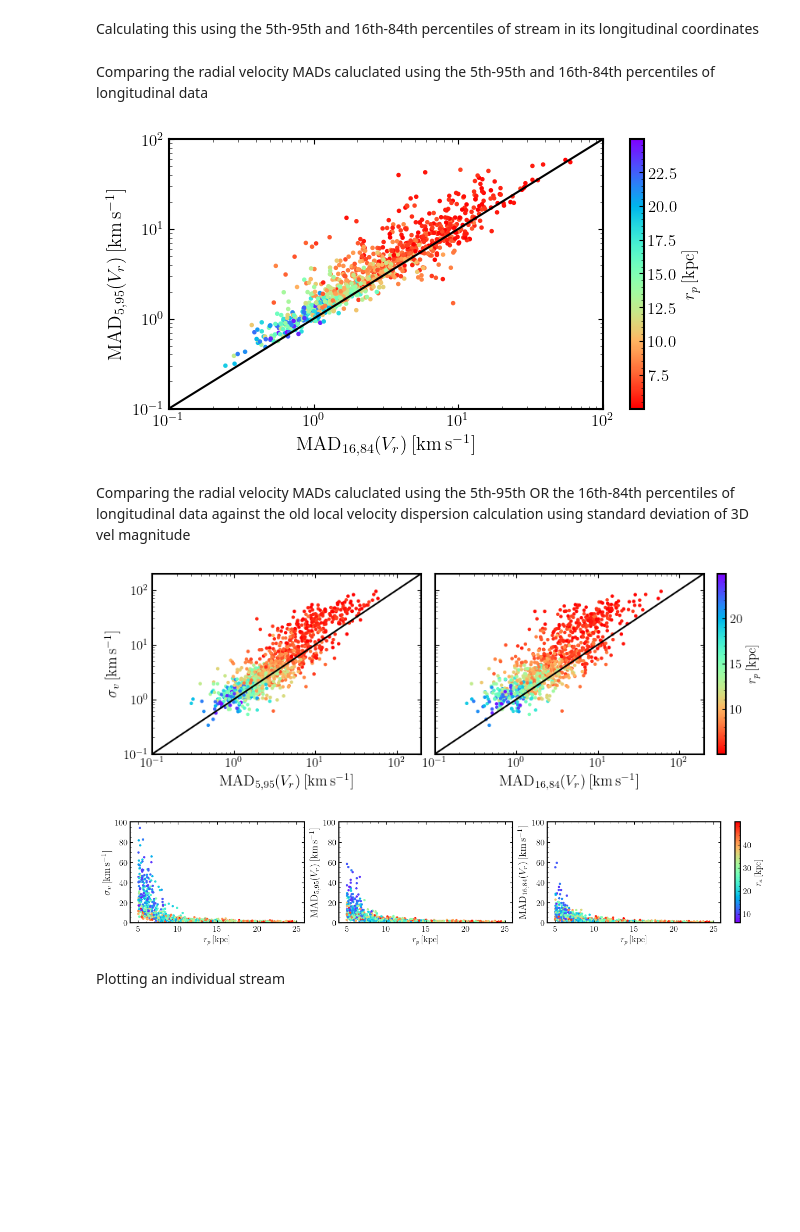
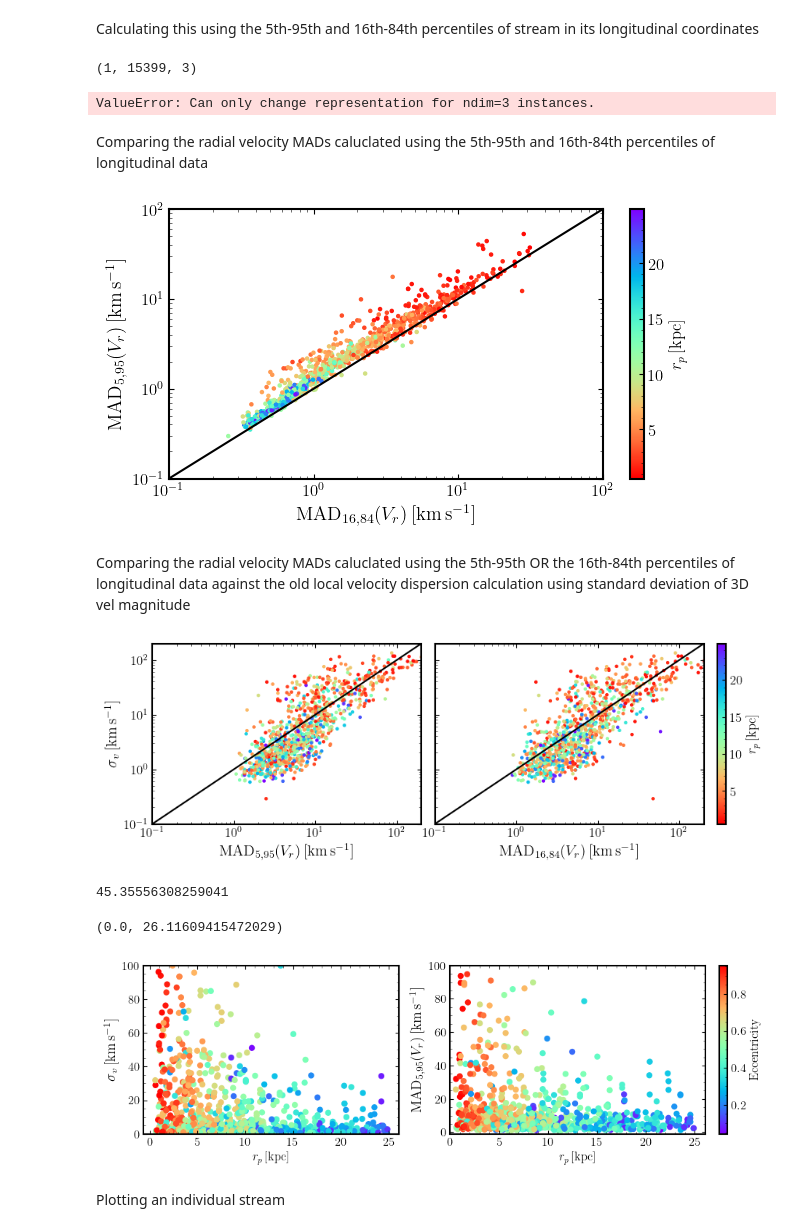
Before and after one commit to dc-broo3/oceanus, a Jupyter notebook: analysis/veldis-definition.ipynb, the cells around one changed output. Drawn from its saved outputs; the diff is of its cells as text; code cells hidden in the pictures; blank space fills up the shorter version.

Commit message:
Getting oceanus back to how it was

```diff
--- a/analysis/veldis-definition.ipynb
+++ b/analysis/veldis-definition.ipynb
@@ -88,26 +88,30 @@ def local_mad_vrs(lons, xfs, vfs, lowper, highper, bins):
 
     # Calculate standard deviation for each bin
     local_mad = np.array([mad_(vrs_mainbody[m], ignore_nan=True) for m in mask.T])
-    return np.nanmedian(local_mad)
+    return 1.4826 * np.nanmedian(local_mad)
 # %% [markdown]
 Calculating this using the 5th-95th and 16th-84th percentiles of stream in its longitudinal coordinates
 # %%
 mad_rvs_5_95 = []
 mad_rvs_16_84 = []
 
-for i in range(1024):
+for i in range(10):
     stream = 'stream_' + str(i)
 
-    with h5py.File('../analysis/stream-runs/combined-files/1024-dthalfMyr-5kpcrpmin/static-mw.hdf5','r') as file:
-        xs = np.array(file[stream]['positions'])[-1]
-        vs = np.array(file[stream]['velocities'])[-1]
+    with h5py.File('/mnt/ceph/users/rbrooks/hermes/analysis/stream-runs/combined-hdf5-files/1024-MW1-LMC3.hdf5','r') as file:
+        print(np.array(file[stream]['positions']).shape)
+        xs = np.array(file[stream]['positions']) #[-1]
+        vs = np.array(file[stream]['velocities']) #[-1]
 
     lons, lats = lons_lats(xs, vs)
-    mad_vr_5_95 = local_mad_vrs(lons, xs, vs, 5, 95, 50)
-    mad_vr_16_84 = local_mad_vrs(lons, xs, vs, 16, 84, 50)
+    mad_vr_5_95 = local_mad_vrs(lons, xs, vs, 5, 95, 50) * 1.4826 # to get standard deviation
+    mad_vr_16_84 = local_mad_vrs(lons, xs, vs, 16, 84, 50) * 1.4826 # to get standard deviation
 
     mad_rvs_5_95.append(mad_vr_5_95)
     mad_rvs_16_84.append(mad_vr_16_84)
+# %% [output]
+(1, 15399, 3)
+ValueError: Can only change representation for ndim=3 instances.
 # %% [markdown]
 Comparing the radial velocity MADs caluclated using the 5th-95th and 16th-84th percentiles of longitudinal data
 # %%
@@ -128,17 +132,18 @@ plt.yscale('log')
 cbar=plt.colorbar()
 cbar.set_label(r'$r_p\,[\mathrm{kpc}]$')
 
-plt.savefig('figures/high-vel-dis/veldis-calc/mad_lon_percentile_comp')
+# plt.savefig('figures/high-vel-dis/veldis-calc/mad_lon_percentile_comp')
 # %% [output]
-[figure, old version]
+[figure, new version]
 # %% [markdown]
 Comparing the radial velocity MADs caluclated using the 5th-95th OR the 16th-84th percentiles of longitudinal data against the old local velocity dispersion calculation using standard deviation of 3D vel magnitude
 # %%
-path = '/mnt/ceph/users/rbrooks/oceanus/analysis/stream-runs/combined-files/plotting_data/1024-dthalfMyr-5kpcrpmin/static-mw.hdf5'
+path = '/mnt/ceph/users/rbrooks/hermes/analysis/stream-runs/combined-hdf5-files/plotting-data/1024-MW1-LMC3.hdf5'
 with h5py.File(path,'r') as file:
     pericenters = np.array(file['pericenter'])
     apocenters = np.array(file['apocenter'])
     veldis = np.array(file['loc_veldis'])
+e = (apocenters - pericenters) / (apocenters + pericenters)
 
 fig, ax = plt.subplots(1,2, figsize=(11,3), sharey='row')
 plt.subplots_adjust(wspace=0.05)
@@ -171,42 +176,51 @@ plt.ylim(0.1,200)
 plt.xscale('log')
 plt.yscale('log')
 
-plt.savefig('figures/high-vel-dis/veldis-calc/std_vs_mad_lon_percentiles_comp')
+# plt.savefig('figures/high-vel-dis/veldis-calc/std_vs_mad_lon_percentiles_comp')
 # %% [output]
-[figure, old version]
+[figure, new version]
+# %%
+mad_rvs_5_95[928]
+# %% [output]
+45.35556308259041
 # %%
-fig, ax = plt.subplots(1, 3, figsize=(17.5,2.5))
+fig, ax = plt.subplots(1, 2, figsize=(12,3))
 
 plt.sca(ax[0])
-plt.scatter(pericenters, veldis, c=apocenters, cmap='rainbow', s=5)
+plt.scatter(pericenters, veldis, c=e, cmap='rainbow')
 
 plt.ylabel(r'$\sigma_v\,[\mathrm{km}\,\mathrm{s}^{-1}]$', fontsize=14)
 plt.xlabel('$r_p\,[\mathrm{kpc}]$')
 
 plt.ylim(0,100)
 
 plt.sca(ax[1])
-plt.scatter(pericenters, np.array(mad_rvs_5_95), c=apocenters, cmap='rainbow', s=5)
+plt.scatter(pericenters, np.array(mad_rvs_5_95), c=e, cmap='rainbow')
 
 plt.ylabel(r'$\mathrm{MAD}_{5,95}(V_r)\,[\mathrm{km}\,\mathrm{s}^{-1}]$', fontsize=14)
 plt.xlabel('$r_p\,[\mathrm{kpc}]$')
 
-plt.ylim(0,100)
+plt.ylim(-1,100)
+plt.xlim(0,)
 
-plt.sca(ax[2])
-plt.scatter(pericenters, np.array(mad_rvs_16_84), c=apocenters, cmap='rainbow', s=5)
+# plt.sca(ax[2])
+# plt.scatter(pericenters, np.array(mad_rvs_16_84), c=apocenters, cmap='rainbow', s=5)
 
-plt.ylabel(r'$\mathrm{MAD}_{16,84}(V_r)\,[\mathrm{km}\,\mathrm{s}^{-1}]$', fontsize=14)
-plt.xlabel('$r_p\,[\mathrm{kpc}]$')
+# plt.ylabel(r'$\mathrm{MAD}_{16,84}(V_r)\,[\mathrm{km}\,\mathrm{s}^{-1}]$', fontsize=14)
+# plt.xlabel('$r_p\,[\mathrm{kpc}]$')
 
 cbar=plt.colorbar(ax=ax, pad=0.02)
-cbar.set_label(r'$r_a\,[\mathrm{kpc}]$')
+# cbar.set_label(r'$r_a\,[\mathrm{kpc}]$')
+cbar.set_label(r'Eccentricity')
 
-plt.ylim(0,100)
+plt.ylim(-1,100)
+plt.xlim(0,)
 
-plt.savefig('figures/high-vel-dis/veldis-calc/std_mad_lon_percentile_vs_peris')
+# plt.savefig('figures/high-vel-dis/veldis-calc/std_mad_lon_percentile_vs_peris')
+# plt.savefig('/mnt/ceph/users/rbrooks/hermes/analysis/figures/MW1-NoLMC-veldis-method-comp')
 # %% [output]
+(0.0, 26.11609415472029)
-[figure, old version]
+[figure, new version]
 # %% [markdown]
 Plotting an individual stream
 # %%
```
Also changed, not shown: parts of 4 cells of this notebook, 43 other files.
